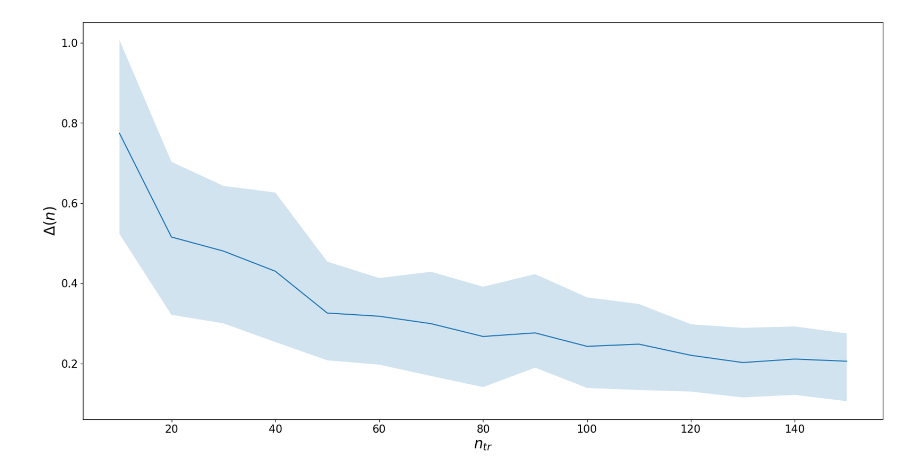
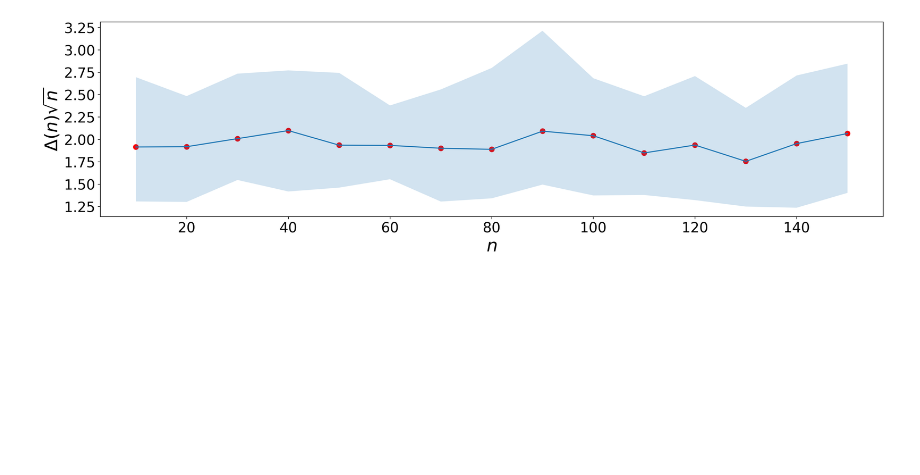
Before and after one commit to TraDE-OPT/Supervised-Learning-for-Inverse-Problems, a Jupyter notebook: lasso_denoising.ipynb, the cells around one changed output. Drawn from its saved outputs; the diff is of its cells as text; code cells hidden in the pictures; blank space fills up the shorter version.

```diff
--- a/lasso_denoising.ipynb
+++ b/lasso_denoising.ipynb
@@ -15,24 +11,24 @@ The autoreload extension is already loaded. To reload it, use:
 # %%
-np.random.seed(100)
+random.seed(100)
 
 d = 1024
 s = 16 # number of nonzero elements of xsharp
-var = 0.5
+std = 0.5
 
 def training_set(n):
     x_train = zeros((d, n))
     idx = random.permutation(d)
-    eps_train = random.normal(0, var, (d, n))
-    y_train = zeros((d, n))
     for i in range(n):
         sel = random.permutation(d)
         sel = sel[0 : s]   # indices of the nonzero elements of xsharp
         xsharp = zeros(d)
         xsharp[sel] = sign(randn(s)) * (1 - 0.3 * rand(s))
+        x_train[:, i] = xsharp / norm(xsharp, ord=2)
+    eps_train = np.zeros((d, n))
+    for i in range(n):
+        eps_train[:, i] = random.normal(0, std, d)
 
-        x_train[:, i] = xsharp / norm(xsharp, inf)
-        y_train[:, i] = x_train[:, i] + eps_train[:, i]
-
+    y_train = x_train + eps_train
     return x_train, y_train
 
 N_train = 10000
@@ -110,6 +99,4 @@ def get_lambda_hat(L_star, la, Nvec, iters):  # here lamb is a vector
 # %%
-lamb = logspace(-3, 1, num=50)
+lamb = logspace(-4, 1, num=50)
 
 lambda_star, L_lambda_star = get_lambda_star(lamb)
-
-lambda_hat = cvlambda(100, lamb)[1]
@@ -156,25 +108,29 @@ plt.show()
 N_vec = np.arange(10, 160, 10)
 n_it = 30  # The perfect number of iterations is 30
 
-Deltalasso = get_lambda_hat(L_lambda_star, lamb, N_vec, n_it)[0]
+deltalasso = get_lambda_hat(L_lambda_star, lamb, N_vec, n_it)
+# %%
+Deltalasso = np.zeros(np.shape(deltalasso))
+for i in range(len(deltalasso)):
+    Deltalasso[i] = deltalasso[i] * np.sqrt(N_vec[i])
 # %%
 dflasso = pd.DataFrame(Deltalasso)
 meanlasso = dflasso.mean(axis='columns')
 lowerlasso = np.quantile(Deltalasso, 0.05, axis=1)
 upperlasso = np.quantile(Deltalasso, 0.95, axis=1)
 
-
 # Figures
 
 plt.close('all')
-fig, ax1 = plt.subplots(figsize=(20, 10), dpi=100)
+fig, ax1 = plt.subplots(figsize=(20, 5), dpi=300)
 ax1.plot(N_vec, meanlasso, '-', label='Lasso')
+ax1.scatter(N_vec, meanlasso, color='red', s=50)
 ax1.fill_between(N_vec, lowerlasso, upperlasso, alpha=0.2)
-ax1.set_ylabel(r'$\Delta(n)$', fontsize=20)
-ax1.set_xlabel(r'$n_{tr}$', fontsize=20)
-plt.xticks(fontsize=15)
-plt.yticks(fontsize=15)
+ax1.set_ylabel(r'$\Delta(n)\sqrt{n}$', fontsize=25)
+ax1.set_xlabel(r'$n$', fontsize=25)
+plt.xticks(fontsize=20)
+plt.yticks(fontsize=20)
 plt.savefig("./ER_lasso_denoising.pdf", bbox_inches='tight')  # This shud go before show
 plt.show(block=False)
 # %% [output]
-[figure, old version]
+[figure, new version]
```
Also changed, not shown: parts of 8 cells of this notebook.
